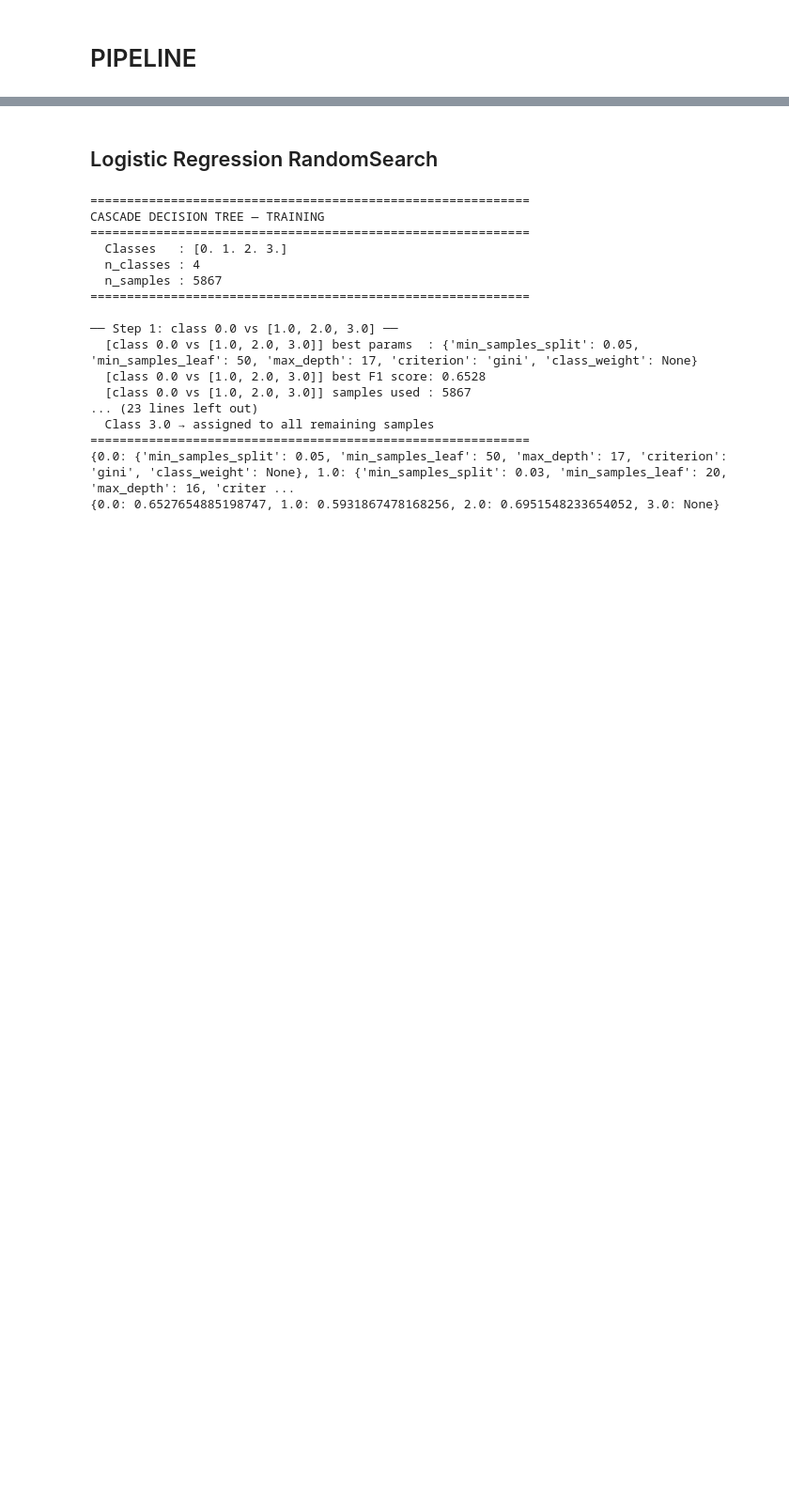
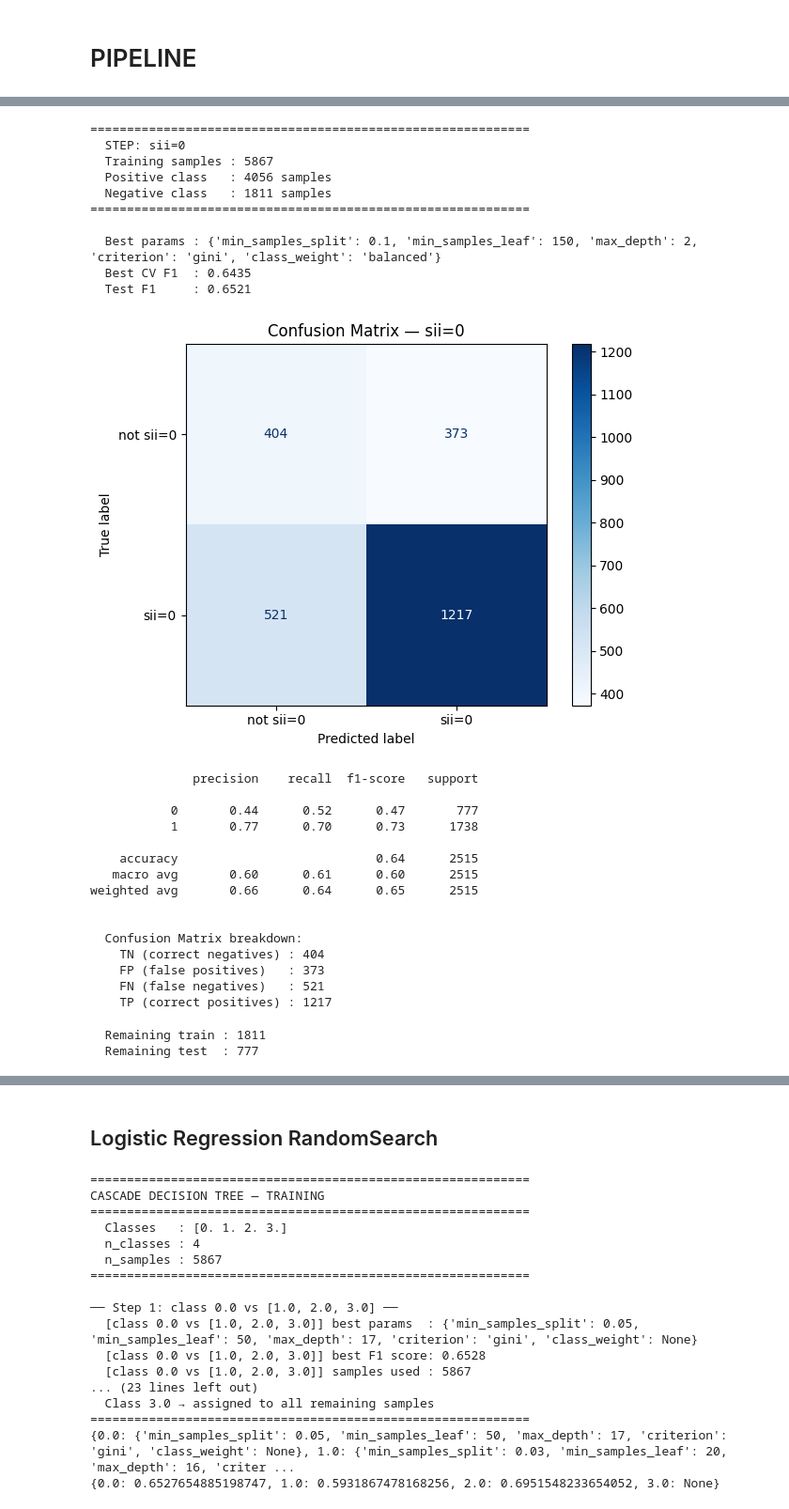
Before and after one commit to alicecalderini/DATAMINING_2-Project, a Jupyter notebook: 7. LOGISTIC REGRESSION/CASCADE.ipynb, the cells around one changed output, grey strips where cells are left out. Shown at 94% size. Cells and saved outputs as stored; diff of their text form; code cells hidden in the pictures; blank space fills up the shorter version.

```diff
--- a/7. LOGISTIC REGRESSION/CASCADE.ipynb
+++ b/7. LOGISTIC REGRESSION/CASCADE.ipynb
@@ -341,0 +346,8 @@ from imblearn.under_sampling import RandomUnderSampler
+# %%
+param_list = {
+    'max_depth':         list(np.arange(2, 50)),
+    'min_samples_split': [0.01, 0.03, 0.05, 0.1, 0.2],
+    'min_samples_leaf':  [5, 10, 20, 30, 50, 100, 150],
+    'criterion':         ['gini', 'entropy'],
+    'class_weight':      ['balanced']
+}
@@ -341,0 +403,13 @@ from imblearn.under_sampling import RandomUnderSampler
+# %%
+# Working copies that shrink at each cascade step
+X_tr = X_train.copy()
+y_tr = y_train.copy()
+X_te = X_test.copy()
+y_te = y_test.copy()
+
+models  = {}
+classes = np.unique(y_train)
+
+print(f"Classes found  : {classes}")
+print(f"Train samples  : {len(y_tr)}")
+print(f"Test samples   : {len(y_te)}")
@@ -341,0 +460,4 @@ from imblearn.under_sampling import RandomUnderSampler
+# %%
+# ── STEP 1: sii=0 vs [1, 2, 3] ───────────────────────────────────────────
+y_binary_tr = (y_tr == 0).astype(int)
+y_binary_te = (y_te == 0).astype(int)
@@ -341,0 +496,43 @@ from imblearn.under_sampling import RandomUnderSampler
+# %%
+models[0] = train_one_step(X_tr, y_binary_tr, X_te, y_binary_te,
+                            step_name='sii=0')
+# %% [output]
+============================================================
+  STEP: sii=0
+  Training samples : 5867
+  Positive class   : 4056 samples
+  Negative class   : 1811 samples
+============================================================
+
+  Best params : {'min_samples_split': 0.1, 'min_samples_leaf': 150, 'max_depth': 2, 'criterion': 'gini', 'class_weight': 'balanced'}
+  Best CV F1  : 0.6435
+  Test F1     : 0.6521
+[figure, added]
+              precision    recall  f1-score   support
+
+           0       0.44      0.52      0.47       777
+           1       0.77      0.70      0.73      1738
+
+    accuracy                           0.64      2515
+   macro avg       0.60      0.61      0.60      2515
+weighted avg       0.66      0.64      0.65      2515
+
+
+  Confusion Matrix breakdown:
+    TN (correct negatives) : 404
+    FP (false positives)   : 373
+    FN (false negatives)   : 521
+    TP (correct positives) : 1217
+# %%
+#Remove samples predicted as sii=0 before next step
+mask_tr = y_tr != 0
+mask_te = y_te != 0
+
+X_tr, y_tr = X_tr[mask_tr], y_tr[mask_tr]
+X_te, y_te = X_te[mask_te], y_te[mask_te]
+
+print(f"\n  Remaining train : {len(y_tr)}")
+print(f"  Remaining test  : {len(y_te)}")
+# %% [output]
+  Remaining train : 1811
+  Remaining test  : 777
```
Also changed, not shown: parts of 24 cells of this notebook, 1 other file.
